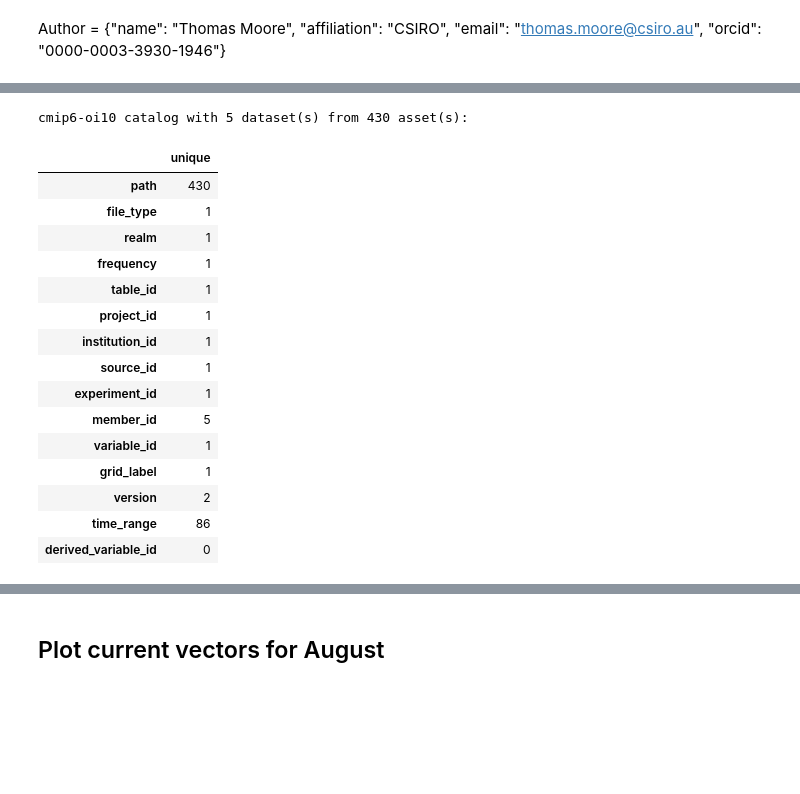
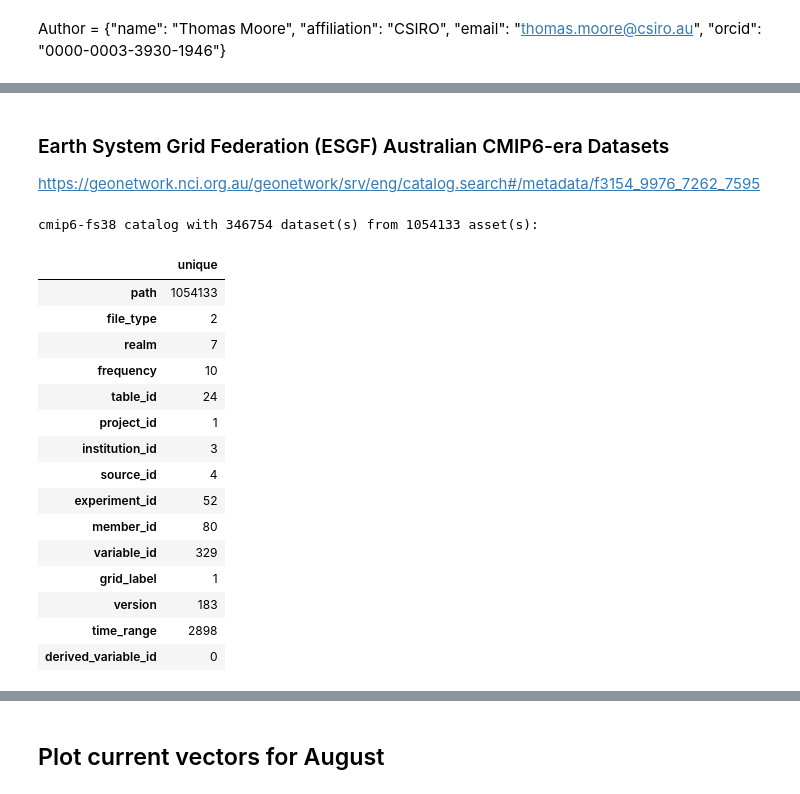
Before and after one commit to shared-climate-data-problems/CMIP-data-problems, a Jupyter notebook: notebooks/CMIP6_ARD_OHW24.ipynb, the cells around one changed output, grey strips where cells are left out. Drawn from its saved outputs; the diff is of its cells as text; code cells hidden in the pictures; blank space fills up the shorter version.

```diff
--- a/notebooks/CMIP6_ARD_OHW24.ipynb
+++ b/notebooks/CMIP6_ARD_OHW24.ipynb
@@ -42,2 +46,5 @@ import intake
+# %% [markdown]
+### Earth System Grid Federation (ESGF) Australian CMIP6-era Datasets
+https://geonetwork.nci.org.au/geonetwork/srv/eng/catalog.search#/metadata/f3154_9976_7262_7595
 # %%
 cmip6_fs38_catalog = intake.open_esm_datastore("/g/data/dk92/catalog/v2/esm/cmip6-fs38/catalog.json")
@@ -52,20 +51,20 @@ grid_label=["gn", 'gr'],
-# %%
-cat_subset
-# %% [output]
-cmip6-oi10 catalog with 5 dataset(s) from 430 asset(s):
-|  | unique |
-| path | 430 |
-| file_type | 1 |
-| realm | 1 |
-| frequency | 1 |
-| table_id | 1 |
-| project_id | 1 |
-| institution_id | 1 |
-| source_id | 1 |
-| experiment_id | 1 |
-| member_id | 5 |
-| variable_id | 1 |
-| grid_label | 1 |
-| version | 2 |
-| time_range | 86 |
-| derived_variable_id | 0 |
+# %%
+cmip6_fs38_catalog
+# %% [output]
+cmip6-fs38 catalog with 346754 dataset(s) from 1054133 asset(s):
+|  | unique |
+| path | 1054133 |
+| file_type | 2 |
+| realm | 7 |
+| frequency | 10 |
+| table_id | 24 |
+| project_id | 1 |
+| institution_id | 3 |
+| source_id | 4 |
+| experiment_id | 52 |
+| member_id | 80 |
+| variable_id | 329 |
+| grid_label | 1 |
+| version | 183 |
+| time_range | 2898 |
+| derived_variable_id | 0 |
```
Also changed, not shown: parts of 43 cells of this notebook.
